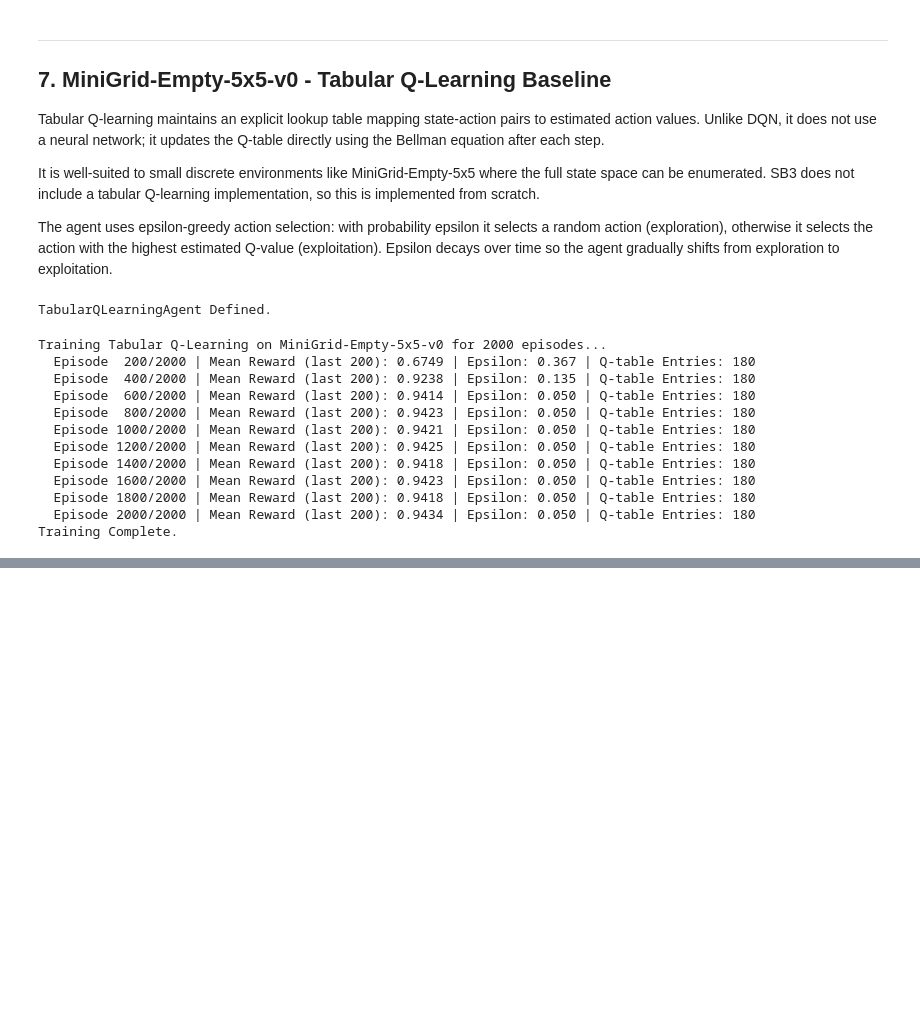
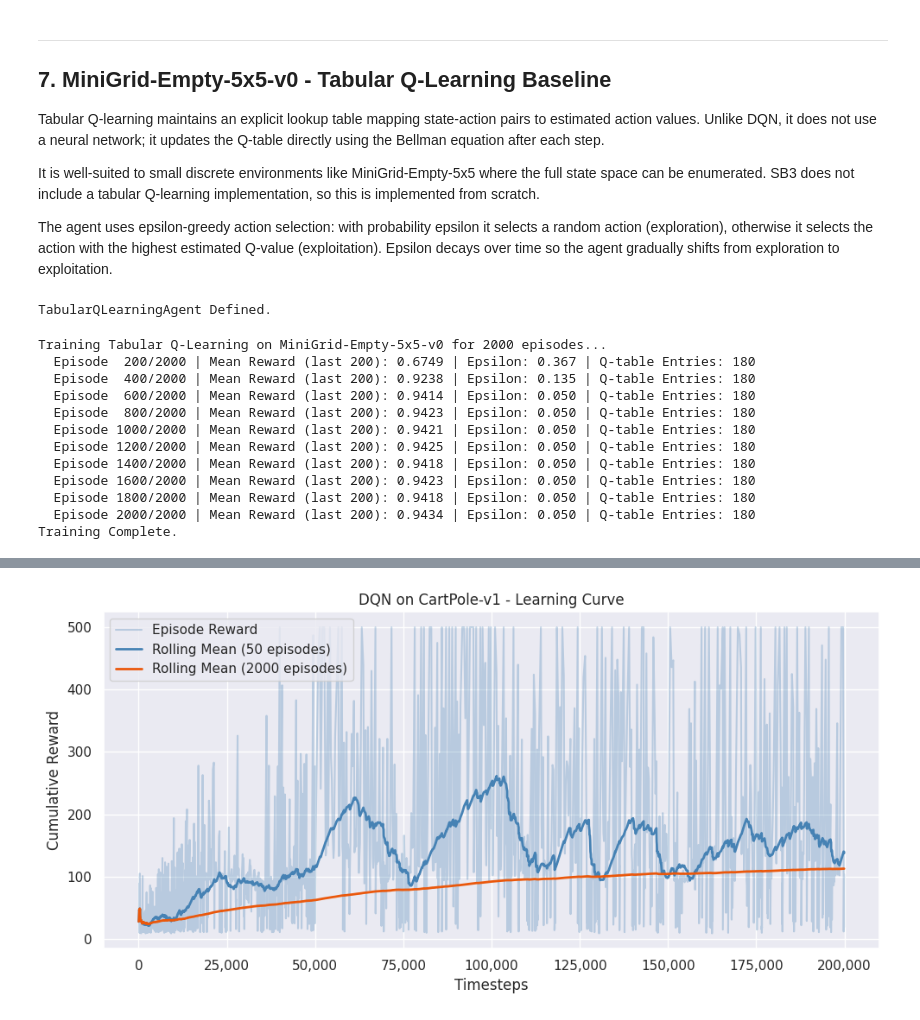
Before and after one commit to toms55/RL-gaming, a Jupyter notebook: notebooks/baseline_rl.ipynb, the cells around one changed output, grey strips where cells are left out. Drawn from its saved outputs; the diff is of its cells as text; code cells hidden in the pictures; blank space fills up the shorter version.

```diff
--- a/notebooks/baseline_rl.ipynb
+++ b/notebooks/baseline_rl.ipynb
@@ -542,0 +559,80 @@ Figure Saved To: D:\Projects\project18-rl-reward-shaping\results\MiniGrid-Empty-
+# %%
+from matplotlib.ticker import FuncFormatter
+
+# Section 8.1: comparative curves: cumulative timesteps on x, same rolling pattern as plot_learning_curve (Section 3.2).
+WINDOW_SHORT = 50
+# Long window shared with convergence logic in 8.2; smooths the tail on noisy returns.
+WINDOW_LONG = 2000
+
+# Per run: Monitor path under LOG_DIRECTORY, or None to use results CSV (MiniGrid Q-learning).
+COMPARISON_SOURCES = [
+  ('CartPole-v1', 'DQN', 'cartpole/monitor.csv'),
+  ('LunarLander-v3', 'DQN', 'lunarlander/monitor.csv'),
+  ('MiniGrid-Empty-5x5-v0', 'DQN', 'minigrid_dqn/monitor.csv'),
+  ('MiniGrid-Empty-5x5-v0', 'QLearning', None),
+]
+
+
+def load_episode_series_for_comparison(env_id, agent, monitor_relative):
+  """Returns (rewards, episode_lengths) per finished episode — Monitor `r`/`l` or results CSV."""
+  if monitor_relative:
+    path = os.path.join(LOG_DIRECTORY, monitor_relative)
+    if not os.path.isfile(path):
+      raise FileNotFoundError(path)
+    mon = pd.read_csv(path, comment='#')
+    rewards = mon['r'].to_numpy(dtype=float)
+    lengths = mon['l'].to_numpy(dtype=float)
+    return rewards, lengths
+  path = os.path.join(RESULTS_DIRECTORY, f'{env_id}_{agent}_results.csv')
+  if not os.path.isfile(path):
+    raise FileNotFoundError(path)
+  df = pd.read_csv(path).sort_values('episode')
+  rewards = df['reward'].to_numpy(dtype=float)
+  lengths = df['length'].to_numpy(dtype=float)
+  return rewards, lengths
+
+
+def plot_learning_curve_two_windows(rewards, episode_lengths, env_name, agent_name, save=True):
+  """
+  Plots episode rewards and two rolling means (WINDOW_SHORT and WINDOW_LONG) against cumulative timesteps.
+  Saves to RESULTS_DIRECTORY when save=True, same pattern as plot_learning_curve.
+  """
+  rewards = np.asarray(rewards, dtype=float)
+  lengths = np.asarray(episode_lengths, dtype=float)
+  x_steps = np.cumsum(lengths)
+
+  rolling_specs = [
+    (WINDOW_SHORT, 'steelblue'),
+    (WINDOW_LONG, '#ea580c'),
+  ]
+
+  fig, ax = plt.subplots()
+  ax.plot(x_steps, rewards, alpha=0.3, color='steelblue', label='Episode Reward')
+  for window, color in rolling_specs:
+    rolling_mean = pd.Series(rewards).rolling(window=window, min_periods=1).mean()
+    ax.plot(x_steps, rolling_mean, color=color, linewidth=2,
+            label=f'Rolling Mean ({window} episodes)')
+  ax.set_xlabel('Timesteps')
+  ax.set_ylabel('Cumulative Reward')
+  ax.xaxis.set_major_formatter(FuncFormatter(lambda v, p: f'{v:,.0f}'))
+  ax.set_title(f'{agent_name} on {env_name} - Learning Curve')
+  ax.legend()
+  plt.tight_layout()
+
+  if save:
+    filename = os.path.join(RESULTS_DIRECTORY, f'{env_name}_{agent_name}_comparative_learning_curve.png')
+    fig.savefig(filename, dpi=150)
+    print(f'Figure Saved To: {filename}')
+  plt.show()
+
+
+for env_id, agent, mon_rel in COMPARISON_SOURCES:
+  try:
+    rewards, lengths = load_episode_series_for_comparison(env_id, agent, mon_rel)
+  except FileNotFoundError as err:
+    print(f'Skip (file not found): {env_id} | {agent} | {err}')
+    continue
+  src = os.path.join(LOG_DIRECTORY, mon_rel) if mon_rel else os.path.join(RESULTS_DIRECTORY, f'{env_id}_{agent}_results.csv')
+  print(f'Comparative learning curve: {env_id} | {agent} | {len(rewards)} episodes')
+  plot_learning_curve_two_windows(rewards, lengths, env_id, agent)
+# %% [output]
@@ -542,0 +641 @@ Figure Saved To: D:\Projects\project18-rl-reward-shaping\results\MiniGrid-Empty-
+[figure, added]
```
Also changed, not shown: parts of 13 cells of this notebook.
